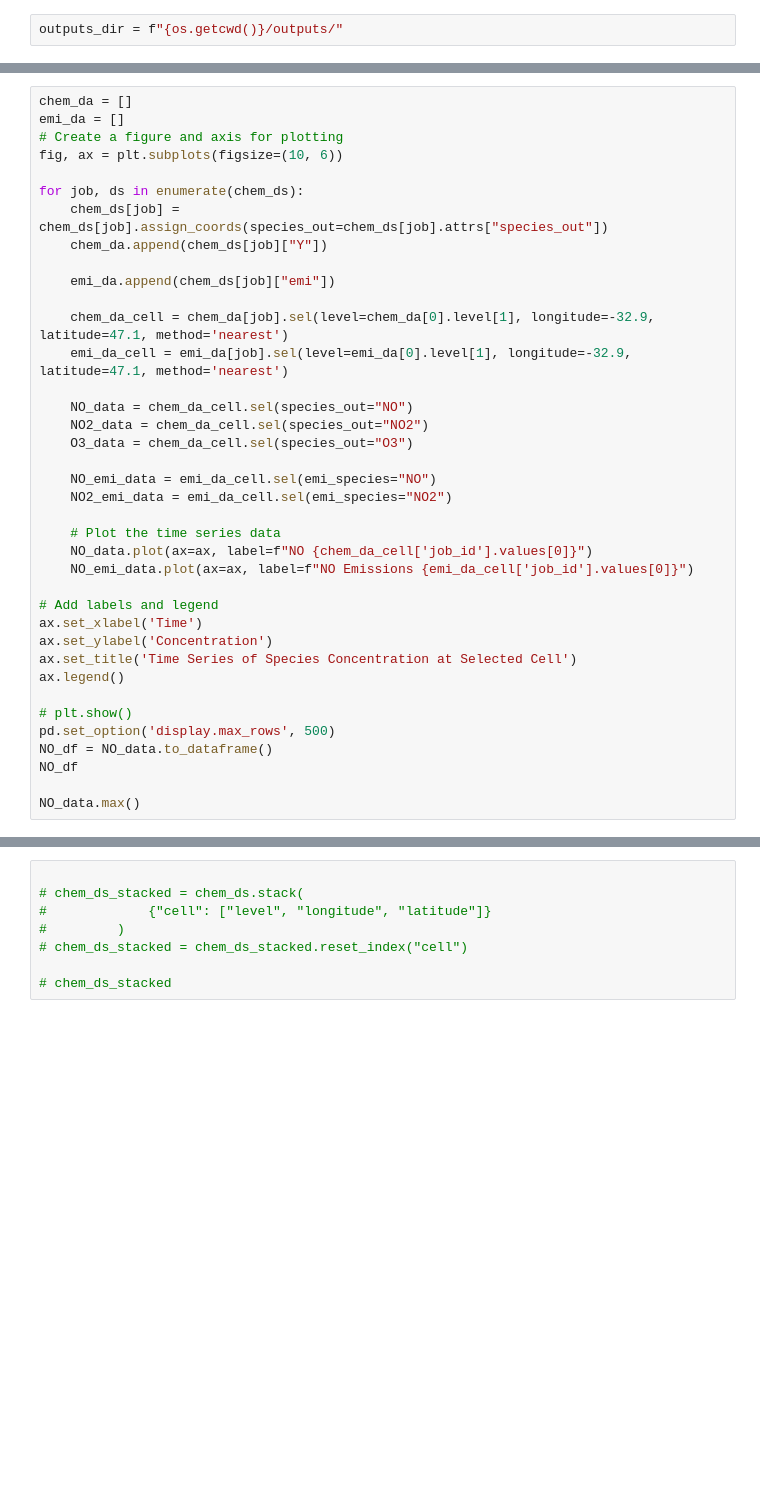
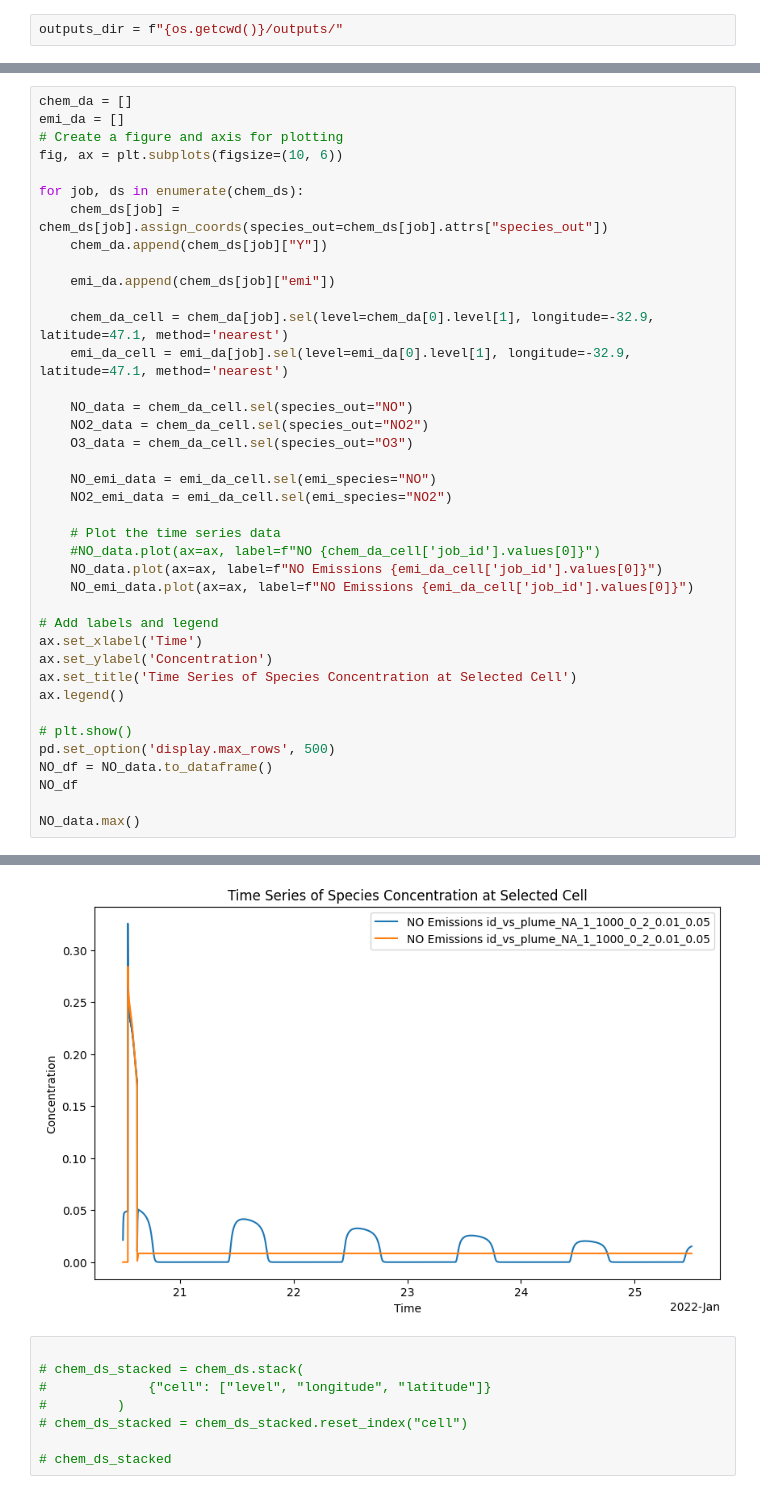
Before and after one commit to ktait98/pycontrails_kt, a Jupyter notebook: pycontrails/models/gpat/pp_gpat.ipynb, the cells around one changed output, grey strips where cells are left out. Cells and saved outputs as stored; diff of their text form; blank space fills up the shorter version.

Commit message:
very nearly got plot script working. Bg run plots on their way soon.

```diff
--- a/pycontrails/models/gpat/pp_gpat.ipynb
+++ b/pycontrails/models/gpat/pp_gpat.ipynb
@@ -80,7 +113,8 @@ for job, ds in enumerate(chem_ds):
     NO2_emi_data = emi_da_cell.sel(emi_species="NO2")
 
     # Plot the time series data
-    NO_data.plot(ax=ax, label=f"NO {chem_da_cell['job_id'].values[0]}")
+    #NO_data.plot(ax=ax, label=f"NO {chem_da_cell['job_id'].values[0]}")
+    NO_data.plot(ax=ax, label=f"NO Emissions {emi_da_cell['job_id'].values[0]}")
     NO_emi_data.plot(ax=ax, label=f"NO Emissions {emi_da_cell['job_id'].values[0]}")
 
 # Add labels and legend
@@ -95,3 +129,4 @@ NO_df = NO_data.to_dataframe()
 NO_df
 
 NO_data.max()
+# %% [output]
@@ -98,3 +142,4 @@ NO_data.max()
+[figure, added]
 # %%
 
 # chem_ds_stacked = chem_ds.stack(
```
Also changed, not shown: parts of 9 cells of this notebook, 3 other files.
